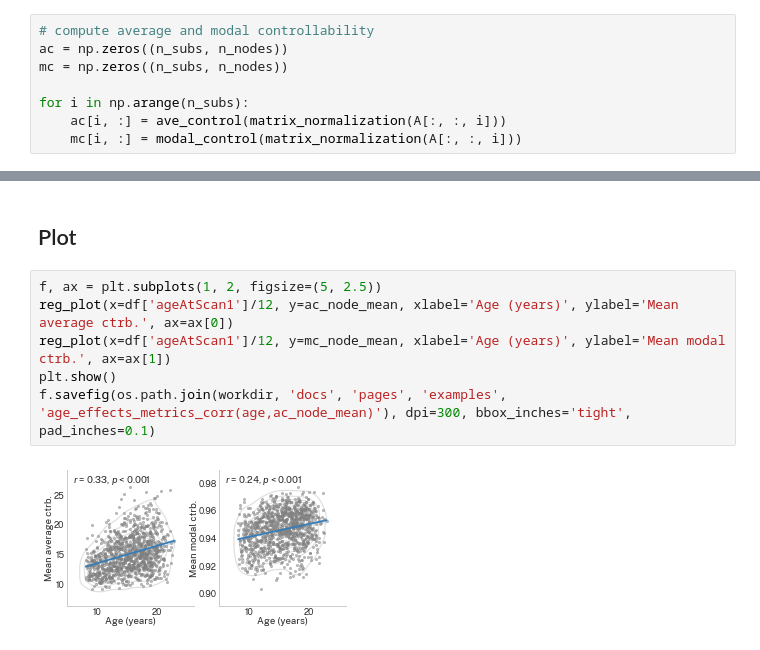
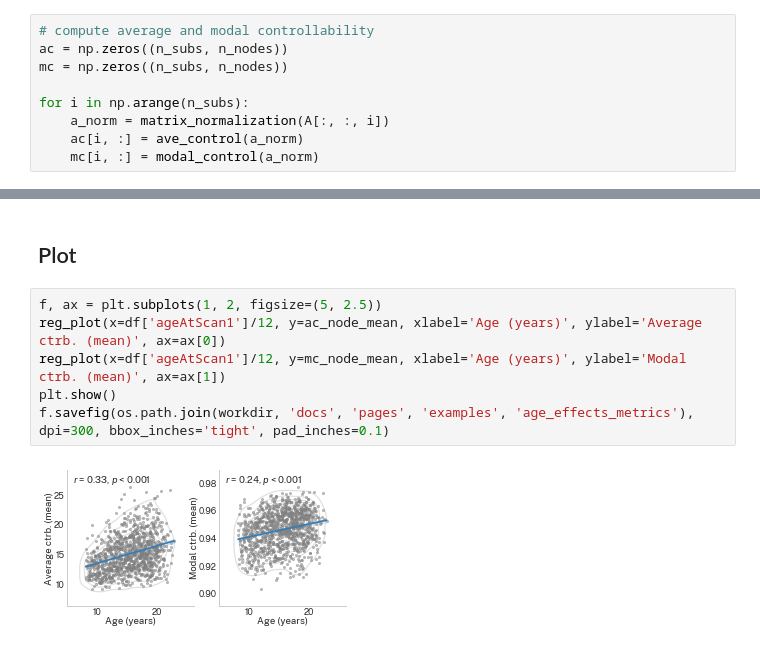
Before and after one commit to LindenParkesLab/nctpy, a Jupyter notebook: docs/pages/examples/age_effects_metrics.ipynb, the cells around one changed output, grey strips where cells are left out. Cells and saved outputs as stored; diff of their text form.

```diff
--- a/docs/pages/examples/age_effects_metrics.ipynb
+++ b/docs/pages/examples/age_effects_metrics.ipynb
@@ -40,8 +40,9 @@ ac = np.zeros((n_subs, n_nodes))
 mc = np.zeros((n_subs, n_nodes))
 
 for i in np.arange(n_subs):
-    ac[i, :] = ave_control(matrix_normalization(A[:, :, i]))
-    mc[i, :] = modal_control(matrix_normalization(A[:, :, i]))
+    a_norm = matrix_normalization(A[:, :, i])
+    ac[i, :] = ave_control(a_norm)
+    mc[i, :] = modal_control(a_norm)
 # %%
 # mean over nodes
 ac_node_mean = np.mean(ac, axis=1)
@@ -50,9 +51,9 @@ mc_node_mean = np.mean(mc, axis=1)
 ## Plot
 # %%
 f, ax = plt.subplots(1, 2, figsize=(5, 2.5))
-reg_plot(x=df['ageAtScan1']/12, y=ac_node_mean, xlabel='Age (years)', ylabel='Mean average ctrb.', ax=ax[0])
-reg_plot(x=df['ageAtScan1']/12, y=mc_node_mean, xlabel='Age (years)', ylabel='Mean modal ctrb.', ax=ax[1])
+reg_plot(x=df['ageAtScan1']/12, y=ac_node_mean, xlabel='Age (years)', ylabel='Average ctrb. (mean)', ax=ax[0])
+reg_plot(x=df['ageAtScan1']/12, y=mc_node_mean, xlabel='Age (years)', ylabel='Modal ctrb. (mean)', ax=ax[1])
 plt.show()
-f.savefig(os.path.join(workdir, 'docs', 'pages', 'examples', 'age_effects_metrics_corr(age,ac_node_mean)'), dpi=300, bbox_inches='tight', pad_inches=0.1)
+f.savefig(os.path.join(workdir, 'docs', 'pages', 'examples', 'age_effects_metrics'), dpi=300, bbox_inches='tight', pad_inches=0.1)
 # %% [output]
-[figure, old version]
+[figure, new version]
```
Also changed, not shown: 6 other files.
